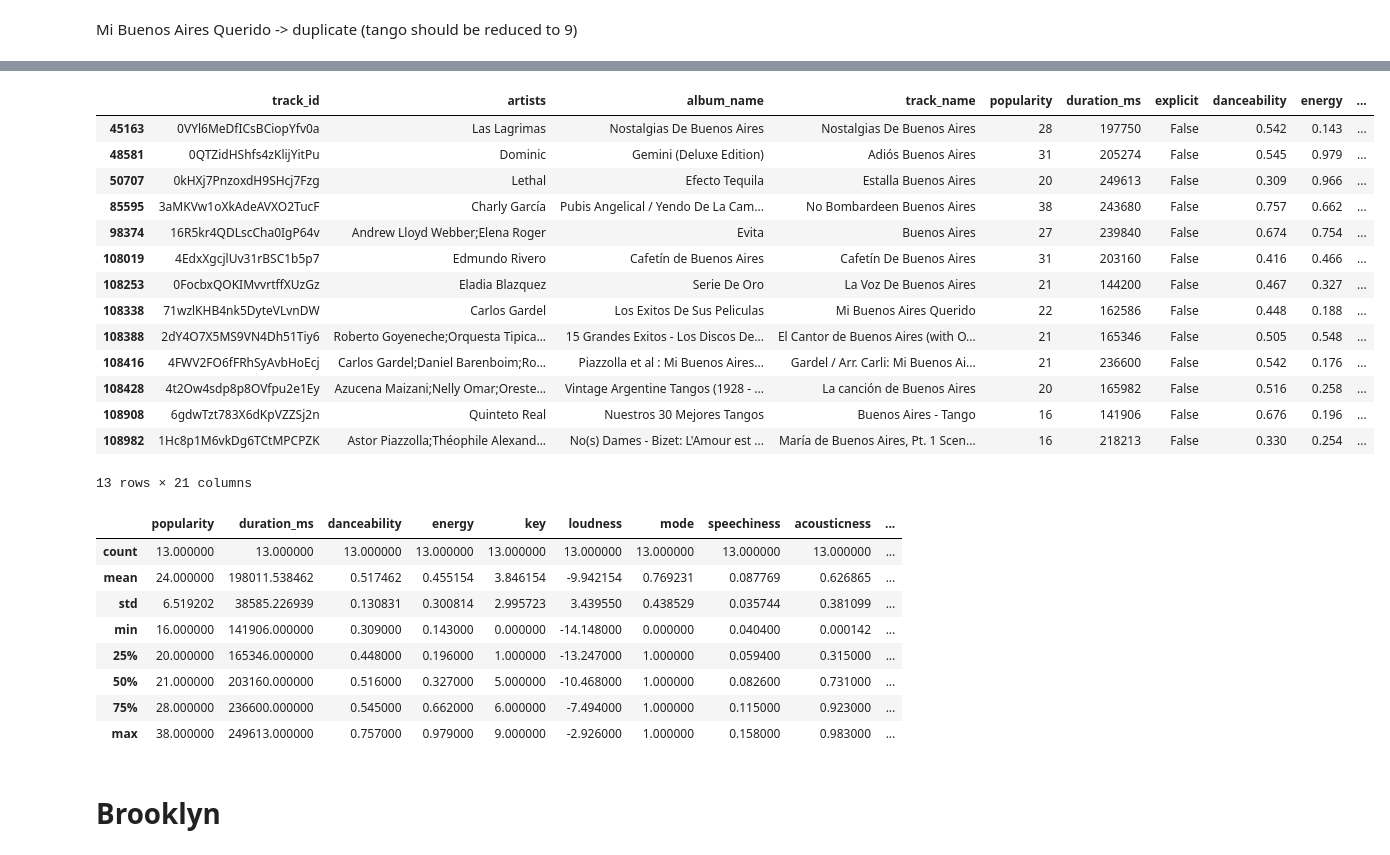
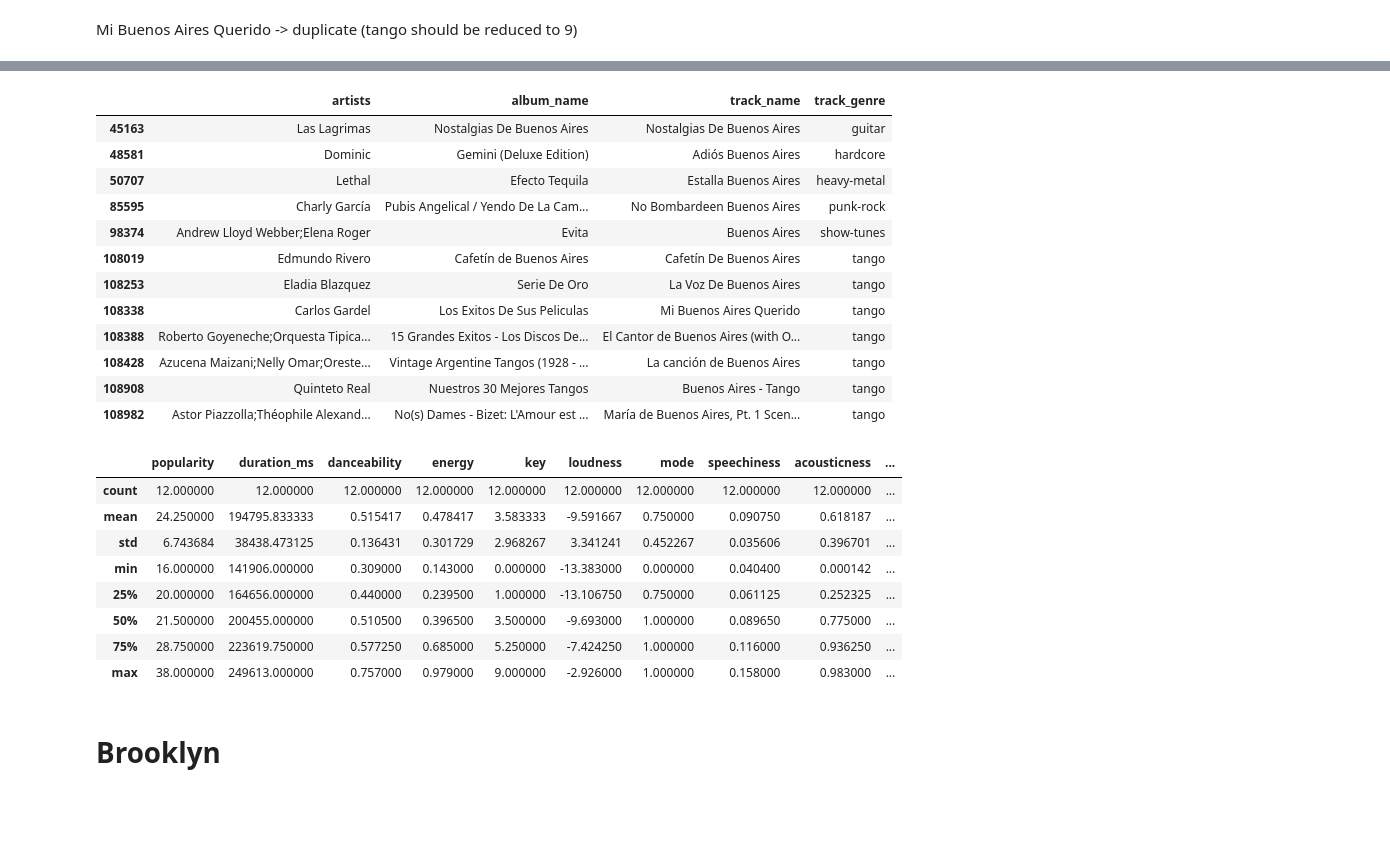
Before and after one commit to japanj/song-and-city, a Jupyter notebook: song_and_city.ipynb, the cells around one changed output, grey strips where cells are left out. Cells and saved outputs as stored; diff of their text form; code cells hidden in the pictures; blank space fills up the shorter version.

```diff
--- a/song_and_city.ipynb
+++ b/song_and_city.ipynb
@@ -293,7 +293,8 @@ matched_songs = matched_songs[~((matched_songs['track_id']=='3VuC6fpot8GhWsVdhXg
                                 (matched_songs['track_id']=='4LgWrfYiwdstak9a4i6DZw') |
                                 (matched_songs['track_id']=='6qNY8xr8GNcvskh5GkVS7b') |
                                 (matched_songs['track_id']=='2U0BLmYoSESYOdwMxW2yA9') |
-                                (matched_songs['track_id']=='4xmkpE1Si5JL7NFxWrhV0S'))]
+                                (matched_songs['track_id']=='4xmkpE1Si5JL7NFxWrhV0S') |
+                                (matched_songs['track_id']=='4FWV2FO6fFRhSyAvbHoEcj'))]
 # %%
 matched_songs = matched_songs.drop(columns=['Unnamed: 0'])
 # %% [markdown]
@@ -426,32 +460,30 @@ Mi Buenos Aires Querido -> duplicate (tango should be reduced to 9)
 # %%
-matched_songs[matched_songs['matched_city'] == 'Buenos Aires']
+matched_songs[matched_songs['matched_city'] == 'Buenos Aires'][['artists', 'album_name', 'track_name', 'track_genre']]
 # %% [output]
-|  | track_id | artists | album_name | track_name | popularity | duration_ms | explicit | danceability | energy | ... |
-| 45163 | 0VYl6MeDfICsBCiopYfv0a | Las Lagrimas | Nostalgias De Buenos Aires | Nostalgias De Buenos Aires | 28 | 197750 | False | 0.542 | 0.143 | ... |
-| 48581 | 0QTZidHShfs4zKlijYitPu | Dominic | Gemini (Deluxe Edition) | Adiós Buenos Aires | 31 | 205274 | False | 0.545 | 0.979 | ... |
-| 50707 | 0kHXj7PnzoxdH9SHcj7Fzg | Lethal | Efecto Tequila | Estalla Buenos Aires | 20 | 249613 | False | 0.309 | 0.966 | ... |
-| 85595 | 3aMKVw1oXkAdeAVXO2TucF | Charly García | Pubis Angelical / Yendo De La Cam... | No Bombardeen Buenos Aires | 38 | 243680 | False | 0.757 | 0.662 | ... |
-| 98374 | 16R5kr4QDLscCha0IgP64v | Andrew Lloyd Webber;Elena Roger | Evita | Buenos Aires | 27 | 239840 | False | 0.674 | 0.754 | ... |
-| 108019 | 4EdxXgcjlUv31rBSC1b5p7 | Edmundo Rivero | Cafetín de Buenos Aires | Cafetín De Buenos Aires | 31 | 203160 | False | 0.416 | 0.466 | ... |
-| 108253 | 0FocbxQOKIMvvrtffXUzGz | Eladia Blazquez | Serie De Oro | La Voz De Buenos Aires | 21 | 144200 | False | 0.467 | 0.327 | ... |
-| 108338 | 71wzlKHB4nk5DyteVLvnDW | Carlos Gardel | Los Exitos De Sus Peliculas | Mi Buenos Aires Querido | 22 | 162586 | False | 0.448 | 0.188 | ... |
-| 108388 | 2dY4O7X5MS9VN4Dh51Tiy6 | Roberto Goyeneche;Orquesta Tipica... | 15 Grandes Exitos - Los Discos De... | El Cantor de Buenos Aires (with O... | 21 | 165346 | False | 0.505 | 0.548 | ... |
-| 108416 | 4FWV2FO6fFRhSyAvbHoEcj | Carlos Gardel;Daniel Barenboim;Ro... | Piazzolla et al : Mi Buenos Aires... | Gardel / Arr. Carli: Mi Buenos Ai... | 21 | 236600 | False | 0.542 | 0.176 | ... |
-| 108428 | 4t2Ow4sdp8p8OVfpu2e1Ey | Azucena Maizani;Nelly Omar;Oreste... | Vintage Argentine Tangos (1928 - ... | La canción de Buenos Aires | 20 | 165982 | False | 0.516 | 0.258 | ... |
-| 108908 | 6gdwTzt783X6dKpVZZSj2n | Quinteto Real | Nuestros 30 Mejores Tangos | Buenos Aires - Tango | 16 | 141906 | False | 0.676 | 0.196 | ... |
-| 108982 | 1Hc8p1M6vkDg6TCtMPCPZK | Astor Piazzolla;Théophile Alexand... | No(s) Dames - Bizet: L'Amour est ... | María de Buenos Aires, Pt. 1 Scen... | 16 | 218213 | False | 0.330 | 0.254 | ... |
+|  | artists | album_name | track_name | track_genre |
+| 45163 | Las Lagrimas | Nostalgias De Buenos Aires | Nostalgias De Buenos Aires | guitar |
+| 48581 | Dominic | Gemini (Deluxe Edition) | Adiós Buenos Aires | hardcore |
+| 50707 | Lethal | Efecto Tequila | Estalla Buenos Aires | heavy-metal |
+| 85595 | Charly García | Pubis Angelical / Yendo De La Cam... | No Bombardeen Buenos Aires | punk-rock |
+| 98374 | Andrew Lloyd Webber;Elena Roger | Evita | Buenos Aires | show-tunes |
+| 108019 | Edmundo Rivero | Cafetín de Buenos Aires | Cafetín De Buenos Aires | tango |
+| 108253 | Eladia Blazquez | Serie De Oro | La Voz De Buenos Aires | tango |
+| 108338 | Carlos Gardel | Los Exitos De Sus Peliculas | Mi Buenos Aires Querido | tango |
+| 108388 | Roberto Goyeneche;Orquesta Tipica... | 15 Grandes Exitos - Los Discos De... | El Cantor de Buenos Aires (with O... | tango |
+| 108428 | Azucena Maizani;Nelly Omar;Oreste... | Vintage Argentine Tangos (1928 - ... | La canción de Buenos Aires | tango |
+| 108908 | Quinteto Real | Nuestros 30 Mejores Tangos | Buenos Aires - Tango | tango |
+| 108982 | Astor Piazzolla;Théophile Alexand... | No(s) Dames - Bizet: L'Amour est ... | María de Buenos Aires, Pt. 1 Scen... | tango |
-13 rows × 21 columns
 # %%
 matched_songs[(matched_songs['matched_city'] == 'Buenos Aires')].describe()
 # %% [output]
 |  | popularity | duration_ms | danceability | energy | key | loudness | mode | speechiness | acousticness | ... |
-| count | 13.000000 | 13.000000 | 13.000000 | 13.000000 | 13.000000 | 13.000000 | 13.000000 | 13.000000 | 13.000000 | ... |
-| mean | 24.000000 | 198011.538462 | 0.517462 | 0.455154 | 3.846154 | -9.942154 | 0.769231 | 0.087769 | 0.626865 | ... |
-| std | 6.519202 | 38585.226939 | 0.130831 | 0.300814 | 2.995723 | 3.439550 | 0.438529 | 0.035744 | 0.381099 | ... |
-| min | 16.000000 | 141906.000000 | 0.309000 | 0.143000 | 0.000000 | -14.148000 | 0.000000 | 0.040400 | 0.000142 | ... |
-| 25% | 20.000000 | 165346.000000 | 0.448000 | 0.196000 | 1.000000 | -13.247000 | 1.000000 | 0.059400 | 0.315000 | ... |
-| 50% | 21.000000 | 203160.000000 | 0.516000 | 0.327000 | 5.000000 | -10.468000 | 1.000000 | 0.082600 | 0.731000 | ... |
-| 75% | 28.000000 | 236600.000000 | 0.545000 | 0.662000 | 6.000000 | -7.494000 | 1.000000 | 0.115000 | 0.923000 | ... |
+| count | 12.000000 | 12.000000 | 12.000000 | 12.000000 | 12.000000 | 12.000000 | 12.000000 | 12.000000 | 12.000000 | ... |
+| mean | 24.250000 | 194795.833333 | 0.515417 | 0.478417 | 3.583333 | -9.591667 | 0.750000 | 0.090750 | 0.618187 | ... |
+| std | 6.743684 | 38438.473125 | 0.136431 | 0.301729 | 2.968267 | 3.341241 | 0.452267 | 0.035606 | 0.396701 | ... |
+| min | 16.000000 | 141906.000000 | 0.309000 | 0.143000 | 0.000000 | -13.383000 | 0.000000 | 0.040400 | 0.000142 | ... |
+| 25% | 20.000000 | 164656.000000 | 0.440000 | 0.239500 | 1.000000 | -13.106750 | 0.750000 | 0.061125 | 0.252325 | ... |
+| 50% | 21.500000 | 200455.000000 | 0.510500 | 0.396500 | 3.500000 | -9.693000 | 1.000000 | 0.089650 | 0.775000 | ... |
+| 75% | 28.750000 | 223619.750000 | 0.577250 | 0.685000 | 5.250000 | -7.424250 | 1.000000 | 0.116000 | 0.936250 | ... |
 | max | 38.000000 | 249613.000000 | 0.757000 | 0.979000 | 9.000000 | -2.926000 | 1.000000 | 0.158000 | 0.983000 | ... |
 # %% [markdown]
 # Brooklyn
```
Also changed, not shown: parts of 16 cells of this notebook, 13 other files.
